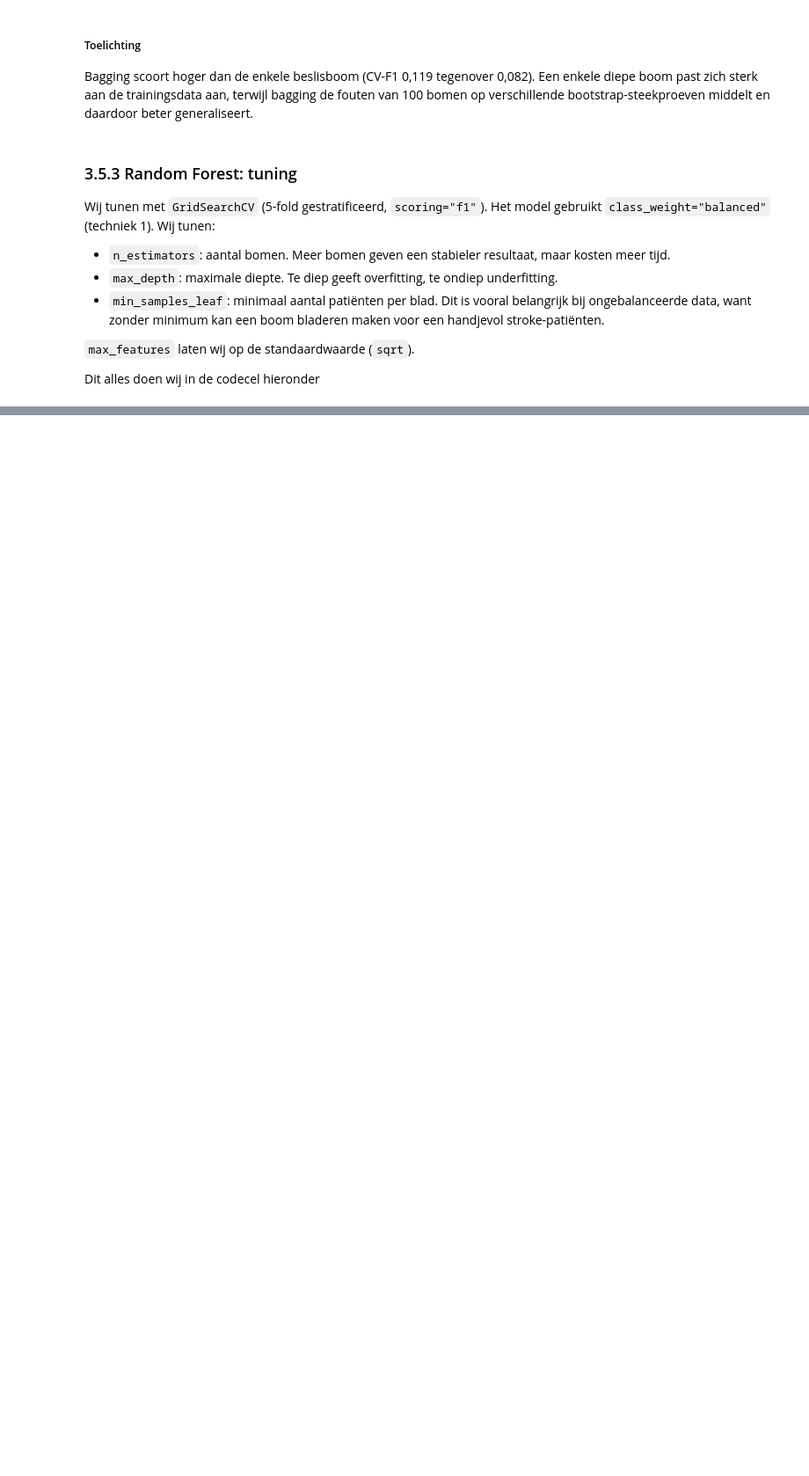
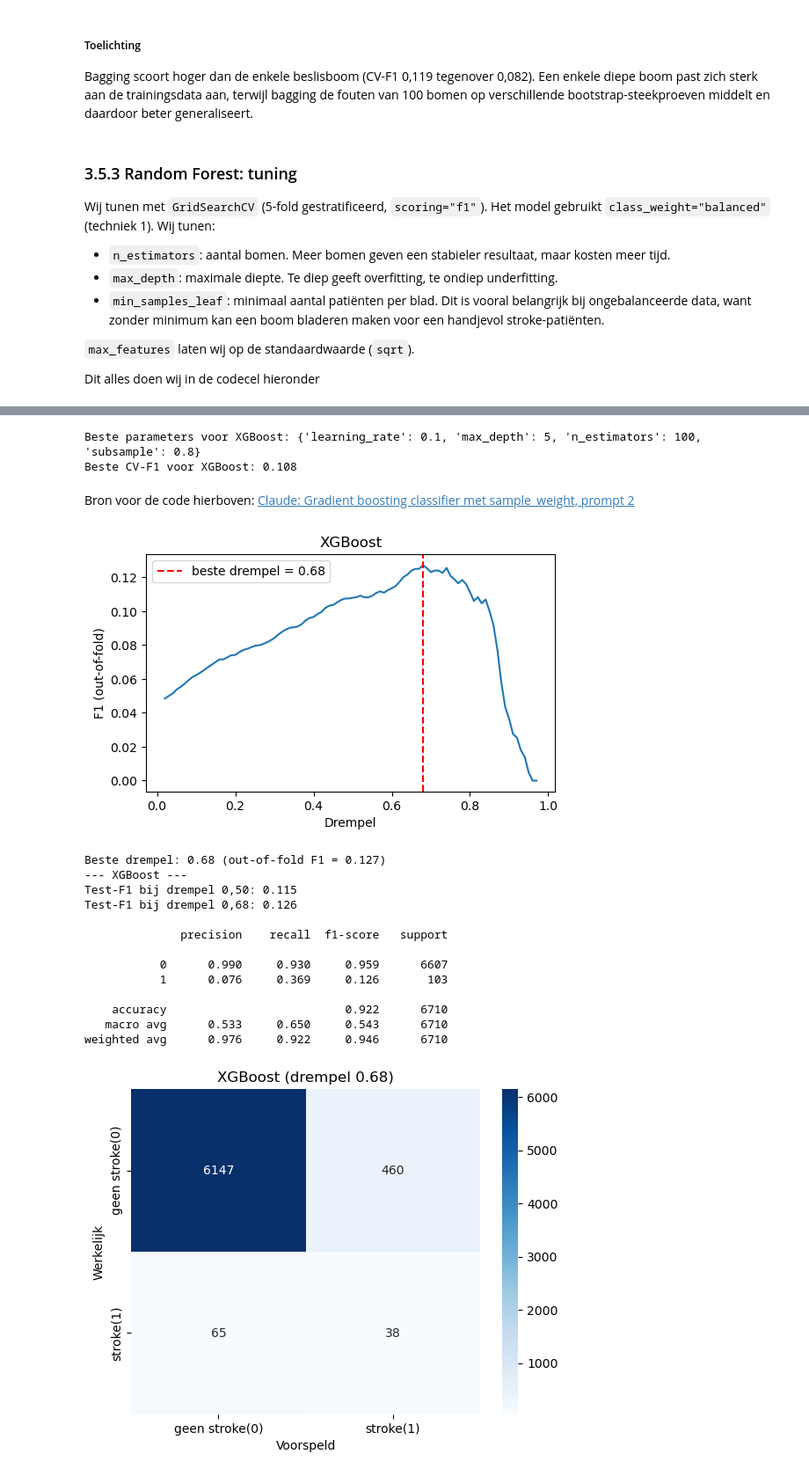
Before and after one commit to AlishaSR2k5/Machine-Learning-Portfolio-1, a Jupyter notebook: portfolio_opdracht_stroke.ipynb, the cells around one changed output, grey strips where cells are left out. Shown at 88% size. Drawn from its saved outputs; the diff is of its cells as text; code cells hidden in the pictures; blank space fills up the shorter version.

```diff
--- a/portfolio_opdracht_stroke.ipynb
+++ b/portfolio_opdracht_stroke.ipynb
@@ -1074,0 +1131,57 @@ weighted avg      0.973     0.938     0.955      6710
+# %%
+class BalancedXGB(XGBClassifier):
+    """XGBClassifier die balanced sample_weight berekent op de y in fit()."""
+
+    def fit(self, X, y, **kwargs):
+        sw = compute_sample_weight(class_weight="balanced", y=y)
+        return super().fit(X, y, sample_weight=sw, **kwargs)
+
+
+xgb = BalancedXGB(
+    random_state=SEED,
+    eval_metric="logloss",
+    n_jobs=1,  # parallelisme laten we over aan GridSearchCV
+)
+
+param_grid_xgb = {
+    "n_estimators": [100, 300],
+    "learning_rate": [0.03, 0.1],
+    "max_depth": [3, 5],
+    "subsample": [0.8, 1.0],
+}
+
+grid_xgb = GridSearchCV(xgb, param_grid_xgb, scoring="f1", cv=cv, n_jobs=-1)
+grid_xgb.fit(X_train, y_train)
+
+print("Beste parameters voor XGBoost:", grid_xgb.best_params_)
+print("Beste CV-F1 voor XGBoost:", round(grid_xgb.best_score_, 3))
+# %% [output]
+Beste parameters voor XGBoost: {'learning_rate': 0.1, 'max_depth': 5, 'n_estimators': 100, 'subsample': 0.8}
+Beste CV-F1 voor XGBoost: 0.108
+# %% [markdown]
+Bron voor de code hierboven: [Claude: Gradient boosting classifier met sample_weight, prompt 2](https://claude.ai/share/b1339bb5-de24-414f-8090-ec74af20d409)
+# %%
+start = time.time()
+tijd_grid_xgb = time.time() - start
+
+kansen_xgb = oof_kansen(grid_xgb.best_estimator_, X_train, y_train)
+drempel_xgb, f1_oof_xgb = kies_drempel(y_train, kansen_xgb, "XGBoost")
+print(f"Beste drempel: {drempel_xgb:.2f} (out-of-fold F1 = {f1_oof_xgb:.3f})")
+
+evalueer("XGBoost", grid_xgb.best_estimator_, grid_xgb.best_score_, grid_xgb.best_params_, drempel_xgb, tijd_grid_xgb)
+# %% [output]
+[figure, added]
+Beste drempel: 0.68 (out-of-fold F1 = 0.127)
+--- XGBoost ---
+Test-F1 bij drempel 0,50: 0.115
+Test-F1 bij drempel 0,68: 0.126
+
+              precision    recall  f1-score   support
+
+           0      0.990     0.930     0.959      6607
+           1      0.076     0.369     0.126       103
+
+    accuracy                          0.922      6710
+   macro avg      0.533     0.650     0.543      6710
+weighted avg      0.976     0.922     0.946      6710
+[figure, added]
```
Also changed, not shown: parts of 20 cells of this notebook, 4 other files.
